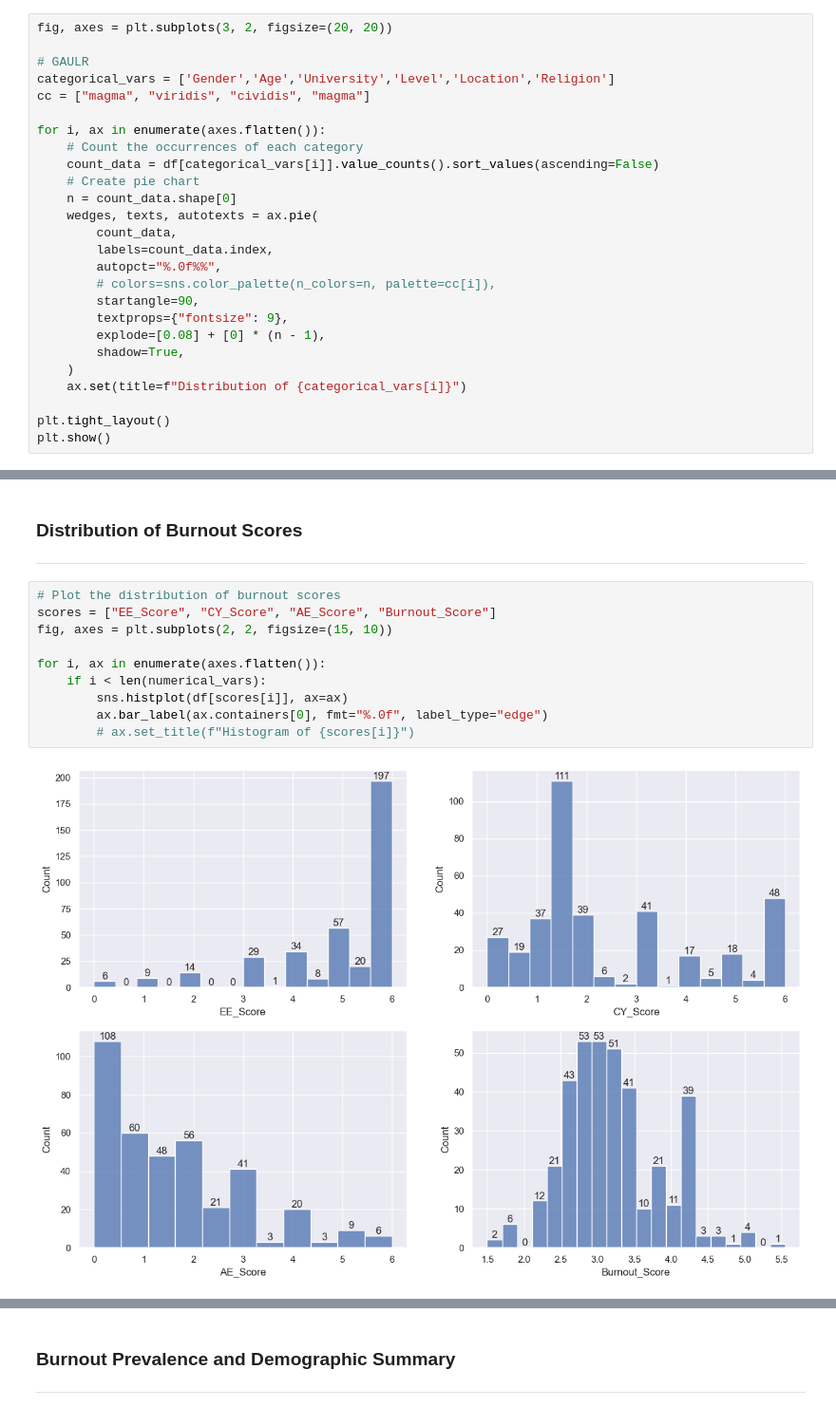
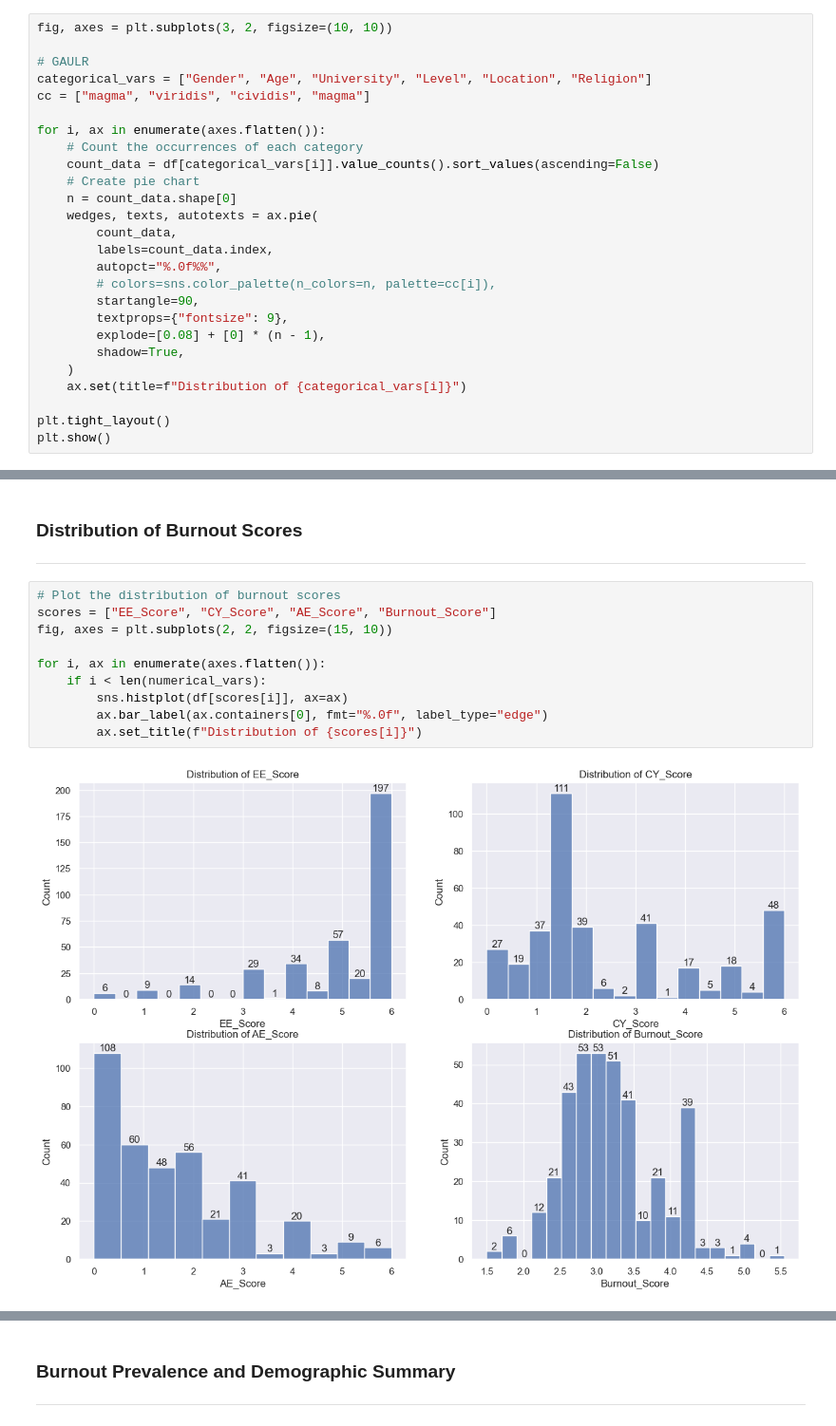
Before and after one commit to jnopareboateng/ml-library, a Jupyter notebook: Burn out/analysis_v2.ipynb, the cells around one changed output, grey strips where cells are left out. Shown at 95% size. Cells and saved outputs as stored; diff of their text form.

```diff
--- a/Burn out/analysis_v2.ipynb
+++ b/Burn out/analysis_v2.ipynb
@@ -138,9 +165,9 @@ for i, ax in enumerate(axes.flatten()):
 ---
 # %%
-fig, axes = plt.subplots(3, 2, figsize=(20, 20))
+fig, axes = plt.subplots(3, 2, figsize=(10, 10))
 
 # GAULR
-categorical_vars = ['Gender','Age','University','Level','Location','Religion']
+categorical_vars = ["Gender", "Age", "University", "Level", "Location", "Religion"]
 cc = ["magma", "viridis", "cividis", "magma"]
 
 for i, ax in enumerate(axes.flatten()):
@@ -239,12 +345,12 @@ df[['EE_Score', 'CY_Score', 'AE_Score', 'Burnout_Score']].head()
 # %%
 # Plot the distribution of burnout scores
 scores = ["EE_Score", "CY_Score", "AE_Score", "Burnout_Score"]
 fig, axes = plt.subplots(2, 2, figsize=(15, 10))
 
 for i, ax in enumerate(axes.flatten()):
     if i < len(numerical_vars):
         sns.histplot(df[scores[i]], ax=ax)
         ax.bar_label(ax.containers[0], fmt="%.0f", label_type="edge")
-        # ax.set_title(f"Histogram of {scores[i]}")
+        ax.set_title(f"Distribution of {scores[i]}")
 # %% [output]
-[figure, old version]
+[figure, new version]
```
Also changed, not shown: parts of 15 cells of this notebook, 2 other files.
